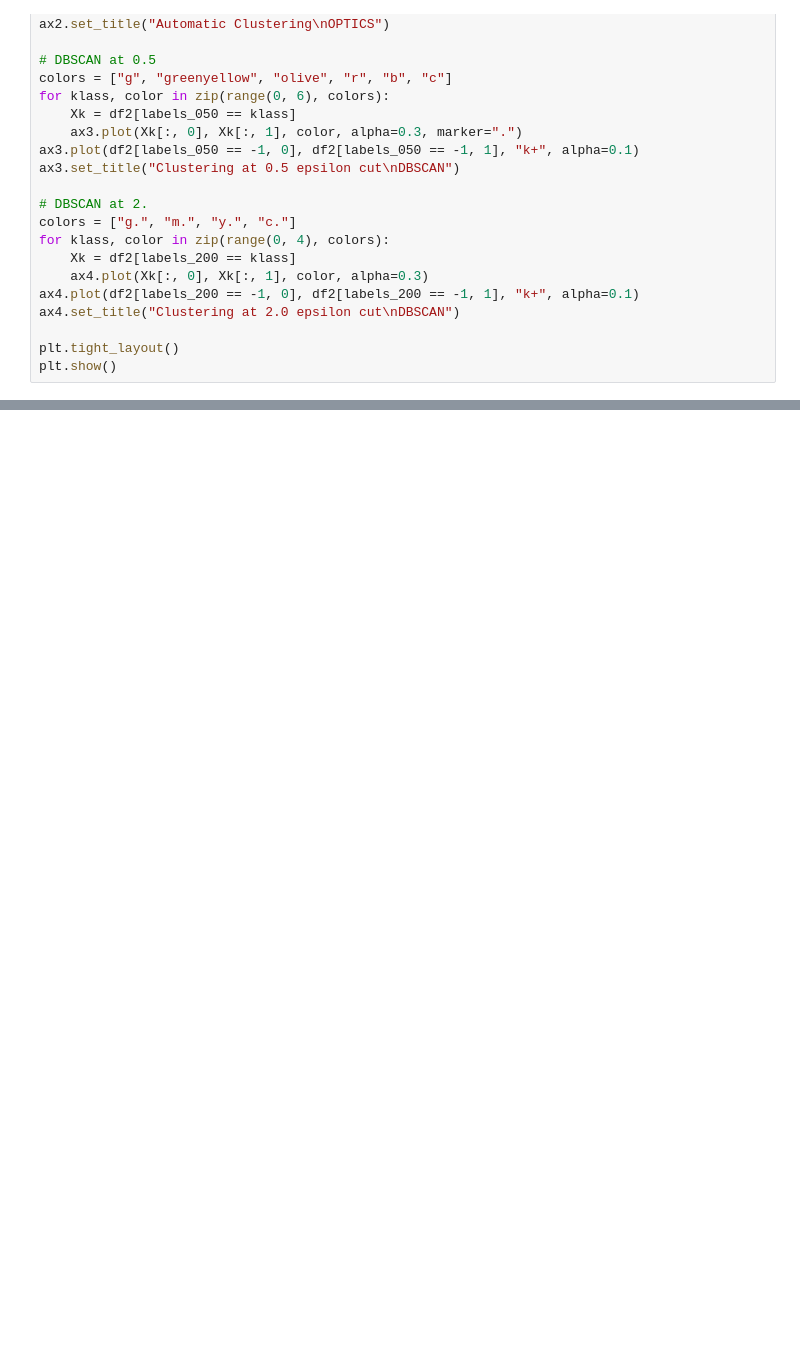
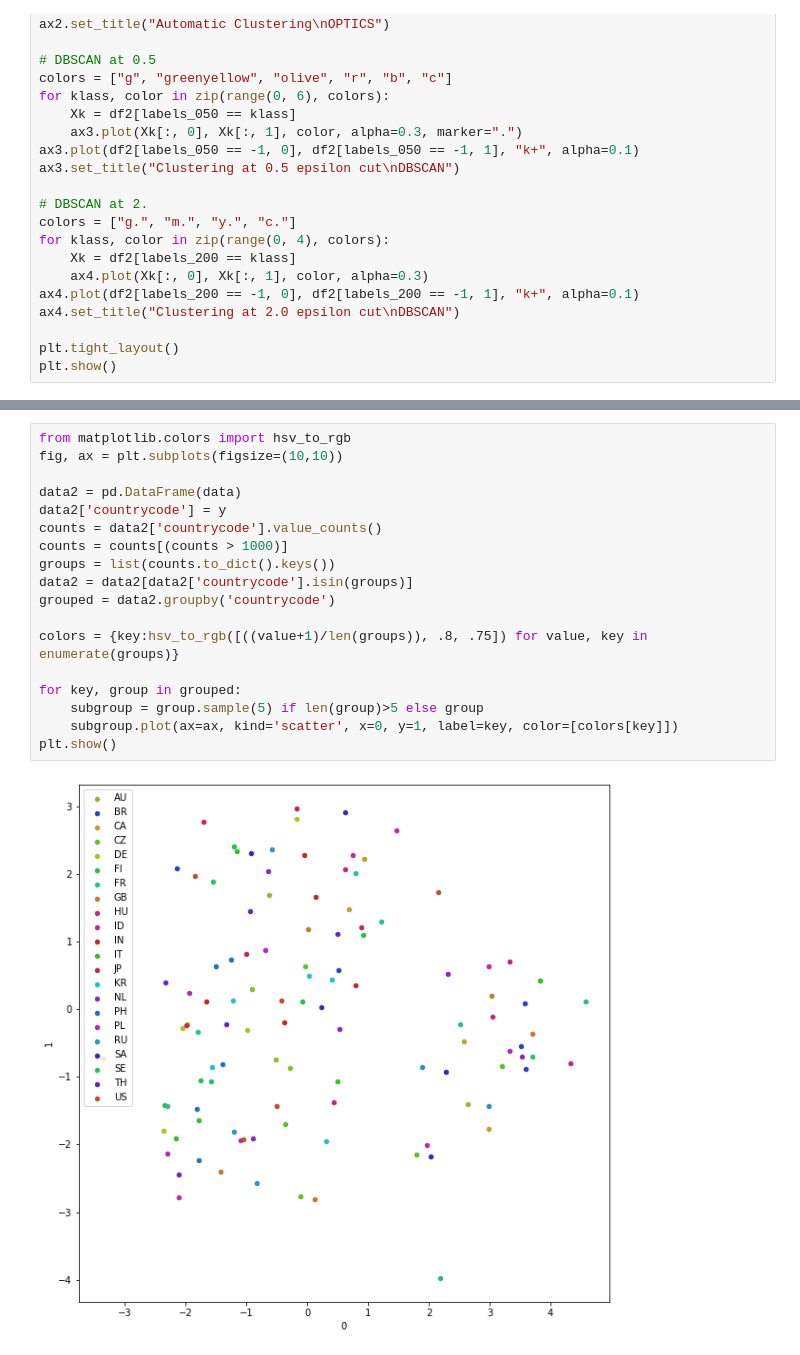
Before and after one commit to SzaboKrisztian/aai-final-project, a Jupyter notebook: unsupervised.ipynb, the cells around one changed output, grey strips where cells are left out. Drawn from its saved outputs; the diff is of its cells as text; blank space fills up the shorter version.

```diff
--- a/unsupervised.ipynb
+++ b/unsupervised.ipynb
@@ -155,0 +172,20 @@ Done fitting model
+# %%
+from matplotlib.colors import hsv_to_rgb
+fig, ax = plt.subplots(figsize=(10,10))
+
+data2 = pd.DataFrame(data)
+data2['countrycode'] = y
+counts = data2['countrycode'].value_counts()
+counts = counts[(counts > 1000)]
+groups = list(counts.to_dict().keys())
+data2 = data2[data2['countrycode'].isin(groups)]
+grouped = data2.groupby('countrycode')
+
+colors = {key:hsv_to_rgb([((value+1)/len(groups)), .8, .75]) for value, key in enumerate(groups)}
+
+for key, group in grouped:
+    subgroup = group.sample(5) if len(group)>5 else group
+    subgroup.plot(ax=ax, kind='scatter', x=0, y=1, label=key, color=[colors[key]])
+plt.show()
+# %% [output]
+[figure, added]
```
Also changed, not shown: parts of 2 cells of this notebook.
